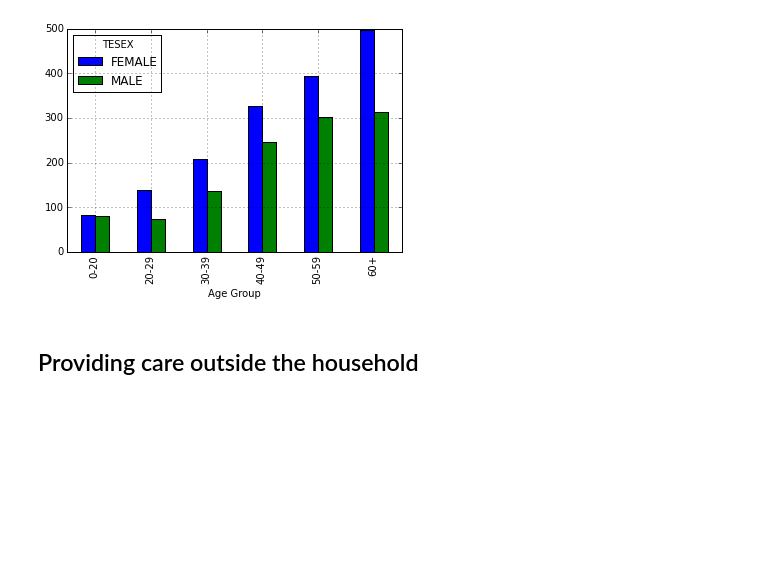
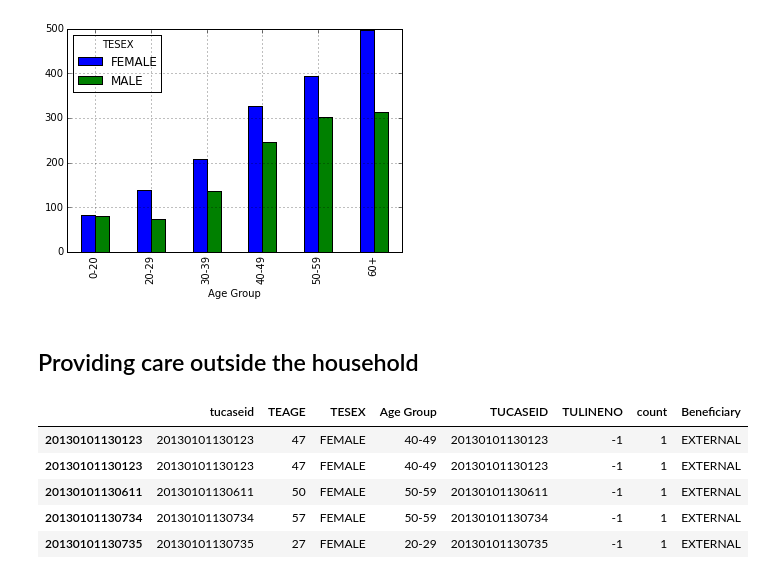
Before and after one commit to tiyd-python-2015-05/atus-analysis, a Jupyter notebook: sample_characteristics.ipynb, the cells around one changed output. Saved outputs shown, nothing was run; the diff lists cells and outputs as text; code cells hidden in the pictures; blank space fills up the shorter version.

```diff
--- a/sample_characteristics.ipynb
+++ b/sample_characteristics.ipynb
@@ -157,0 +164,9 @@ pd.pivot_table(careproviders, values='count', index=['Age Group'], columns='TESE
+# %%
+careproviders.head()
+# %% [output]
+|  | tucaseid | TEAGE | TESEX | Age Group | TUCASEID | TULINENO | count | Beneficiary |
+| 20130101130123 | 20130101130123 | 47 | FEMALE | 40-49 | 20130101130123 | -1 | 1 | EXTERNAL |
+| 20130101130123 | 20130101130123 | 47 | FEMALE | 40-49 | 20130101130123 | -1 | 1 | EXTERNAL |
+| 20130101130611 | 20130101130611 | 50 | FEMALE | 50-59 | 20130101130611 | -1 | 1 | EXTERNAL |
+| 20130101130734 | 20130101130734 | 57 | FEMALE | 50-59 | 20130101130734 | -1 | 1 | EXTERNAL |
+| 20130101130735 | 20130101130735 | 27 | FEMALE | 20-29 | 20130101130735 | -1 | 1 | EXTERNAL |
```
Also changed, not shown: parts of 2 cells of this notebook.
